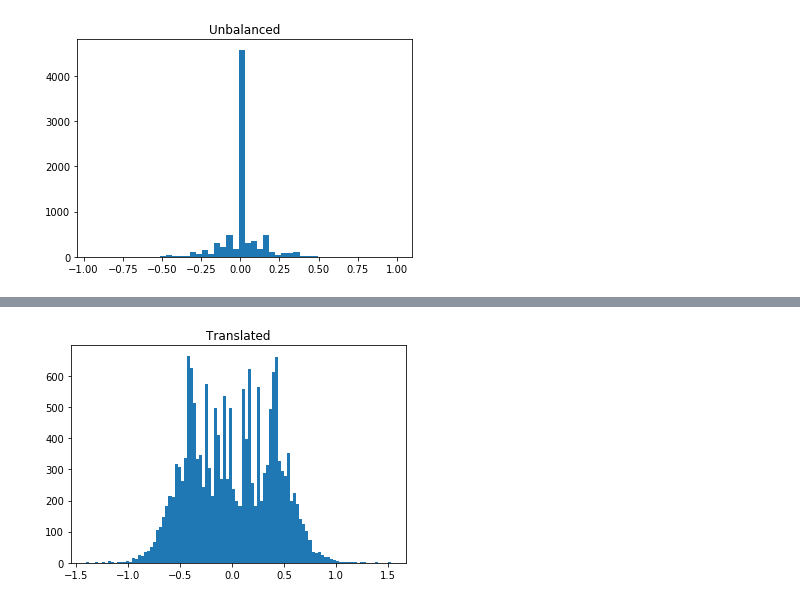
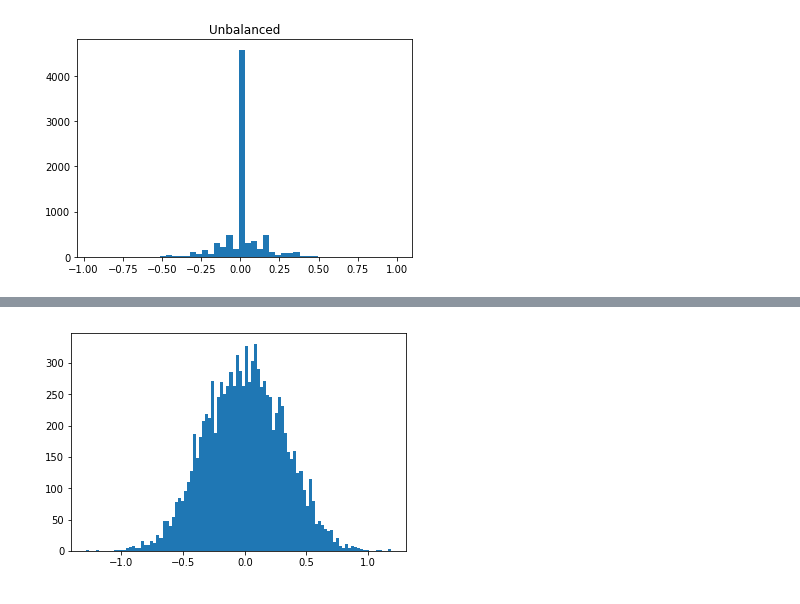
Before and after one commit to subhash/CarND-Behavioral-Cloning, a Jupyter notebook: behaviour-cloning.ipynb, the cells around one changed output, grey strips where cells are left out. Cells and saved outputs as stored; diff of their text form; code cells hidden in the pictures.

```diff
--- a/behaviour-cloning.ipynb
+++ b/behaviour-cloning.ipynb
@@ -188,10 +198,22 @@ print(features.shape, labels.shape)
 # %%
 
-_ = plt.hist(labels, bins=100)
+_ = plt.hist(labels, bins=1000)
 plt.title('Translated')
 plt.show()
-# %% [output]
-[figure, removed]
+# %%
+samples = np.random.choice(features.shape[0], 10000, replace=False)
+pruned_features, pruned_labels = features[samples], labels[samples]
+_ = plt.hist(pruned_labels, bins = 100)
+plt.show()
+# f = plt.figure(figsize=(15,4))
+# print(pruned_labels)
+# for i in range(len(samples)):
+#     s = f.add_subplot(1,len(pruned_features),i+1)
+#     s.imshow(pruned_features[i][:,:,0], cmap='gray')
+# _ = plt.hist(labels[samples], bins = 10)
+# plt.show()
+# %% [output]
+[figure, added]
 # %%
 from keras.models import Sequential
 from keras.layers import Cropping2D
```
Also changed, not shown: parts of 8 cells of this notebook, 1 other file.
